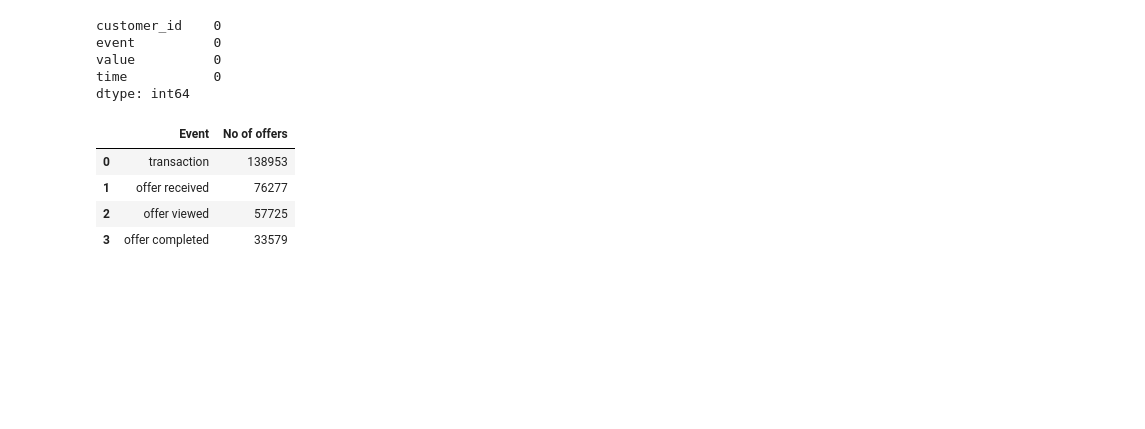
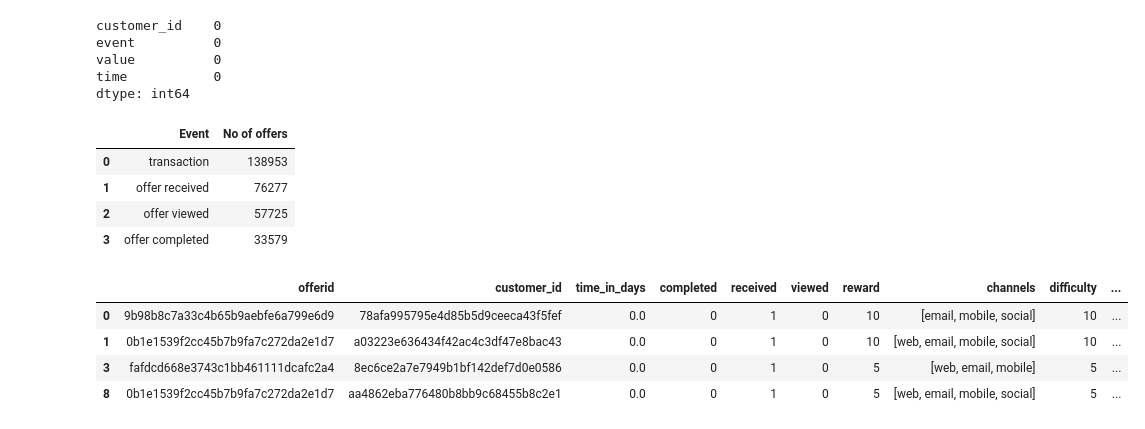
Before and after one commit to Arjunar92/Starbucks_Customer_Segmentation_Project, a Jupyter notebook: Starbucks_Capstone_Data_Exploration.ipynb, the cells around one changed output. Drawn from its saved outputs; the diff is of its cells as text; code cells hidden in the pictures; blank space fills up the shorter version.

```diff
--- a/Starbucks_Capstone_Data_Exploration.ipynb
+++ b/Starbucks_Capstone_Data_Exploration.ipynb
@@ -368,3 +370,5 @@ offer_counts
 | 1 | offer received | 76277 |
 | 2 | offer viewed | 57725 |
 | 3 | offer completed | 33579 |
+# %%
+offers, transactions = clean_transcript(transcript)
@@ -370,0 +377,10 @@ offer_counts
+# %%
+offers_type = pd.concat([offers, portfolio], axis=1, join='inner')
+# %%
+offers_type[offers_type['offer_type']== 'bogo']
+# %% [output]
+|  | offerid | customer_id | time_in_days | completed | received | viewed | reward | channels | difficulty | ... |
+| 0 | 9b98b8c7a33c4b65b9aebfe6a799e6d9 | 78afa995795e4d85b5d9ceeca43f5fef | 0.0 | 0 | 1 | 0 | 10 | [email, mobile, social] | 10 | ... |
+| 1 | 0b1e1539f2cc45b7b9fa7c272da2e1d7 | a03223e636434f42ac4c3df47e8bac43 | 0.0 | 0 | 1 | 0 | 10 | [web, email, mobile, social] | 10 | ... |
+| 3 | fafdcd668e3743c1bb461111dcafc2a4 | 8ec6ce2a7e7949b1bf142def7d0e0586 | 0.0 | 0 | 1 | 0 | 5 | [web, email, mobile] | 5 | ... |
+| 8 | 0b1e1539f2cc45b7b9fa7c272da2e1d7 | aa4862eba776480b8bb9c68455b8c2e1 | 0.0 | 0 | 1 | 0 | 5 | [web, email, mobile, social] | 5 | ... |
```
Also changed, not shown: parts of 4 cells of this notebook.
